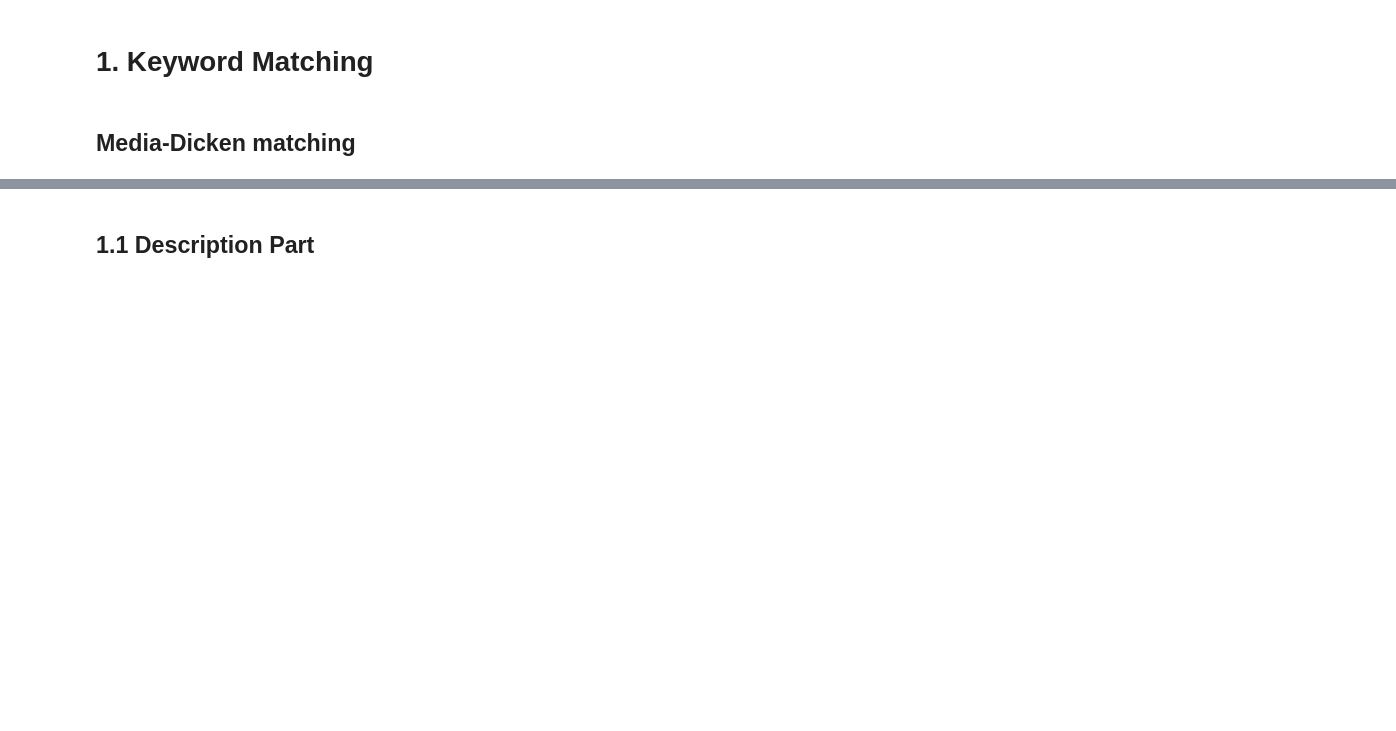
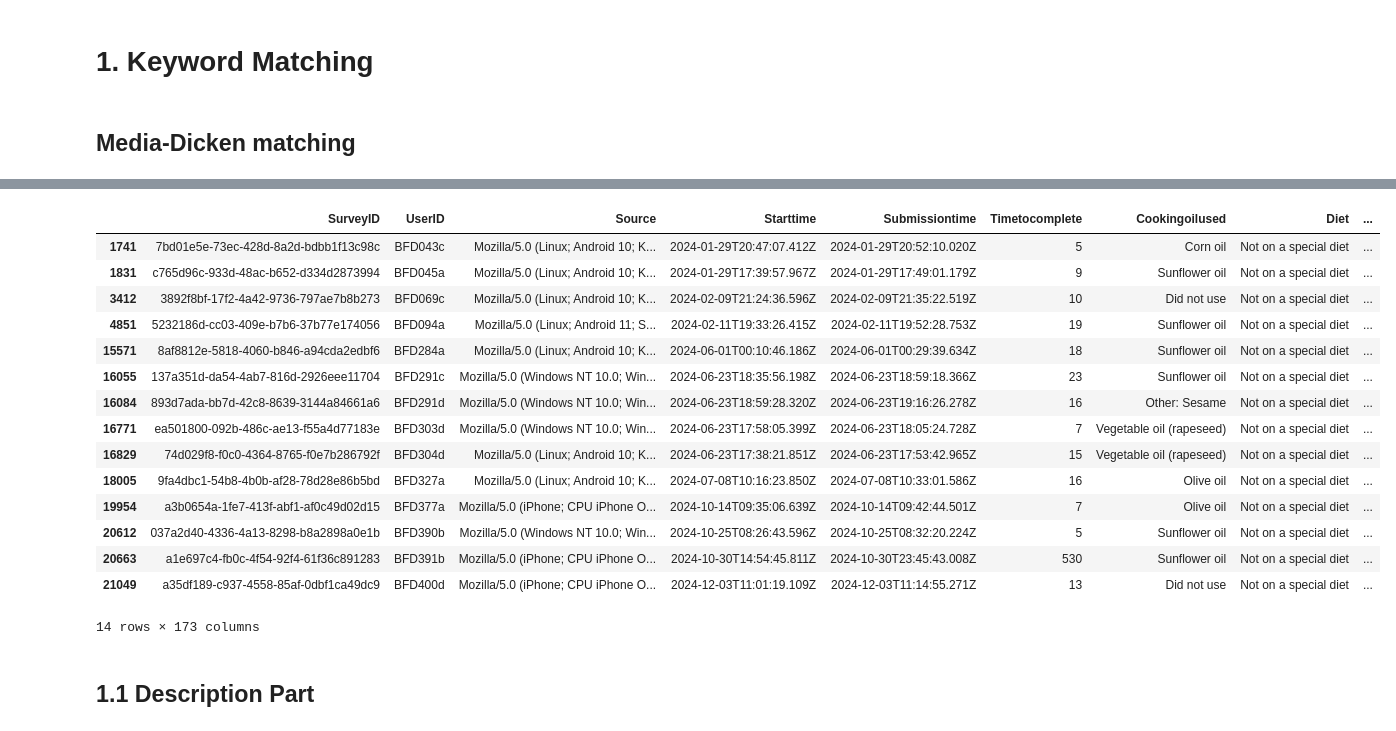
Before and after one commit to NINGTANG1124/UPF-HFI, a Jupyter notebook: notebooks/intake24_nova_matching.ipynb, the cells around one changed output, grey strips where cells are left out. Cells and saved outputs as stored; diff of their text form; code cells hidden in the pictures; blank space fills up the shorter version.

```diff
--- a/notebooks/intake24_nova_matching.ipynb
+++ b/notebooks/intake24_nova_matching.ipynb
@@ -189,3 +262,23 @@ def media_based_nova_classification(row):
+# %%
+# 举例：看看哪些食物被 "stir fry" 匹配到了（media 规则里归类为 NOVA 1）
+intake_df[intake_df["Descriptionen"].str.lower().str.contains("stir fry", na=False)]
+# %% [output]
+|  | SurveyID | UserID | Source | Starttime | Submissiontime | Timetocomplete | Cookingoilused | Diet | ... |
+| 1741 | 7bd01e5e-73ec-428d-8a2d-bdbb1f13c98c | BFD043c | Mozilla/5.0 (Linux; Android 10; K... | 2024-01-29T20:47:07.412Z | 2024-01-29T20:52:10.020Z | 5 | Corn oil | Not on a special diet | ... |
+| 1831 | c765d96c-933d-48ac-b652-d334d2873994 | BFD045a | Mozilla/5.0 (Linux; Android 10; K... | 2024-01-29T17:39:57.967Z | 2024-01-29T17:49:01.179Z | 9 | Sunflower oil | Not on a special diet | ... |
+| 3412 | 3892f8bf-17f2-4a42-9736-797ae7b8b273 | BFD069c | Mozilla/5.0 (Linux; Android 10; K... | 2024-02-09T21:24:36.596Z | 2024-02-09T21:35:22.519Z | 10 | Did not use | Not on a special diet | ... |
+| 4851 | 5232186d-cc03-409e-b7b6-37b77e174056 | BFD094a | Mozilla/5.0 (Linux; Android 11; S... | 2024-02-11T19:33:26.415Z | 2024-02-11T19:52:28.753Z | 19 | Sunflower oil | Not on a special diet | ... |
+| 15571 | 8af8812e-5818-4060-b846-a94cda2edbf6 | BFD284a | Mozilla/5.0 (Linux; Android 10; K... | 2024-06-01T00:10:46.186Z | 2024-06-01T00:29:39.634Z | 18 | Sunflower oil | Not on a special diet | ... |
+| 16055 | 137a351d-da54-4ab7-816d-2926eee11704 | BFD291c | Mozilla/5.0 (Windows NT 10.0; Win... | 2024-06-23T18:35:56.198Z | 2024-06-23T18:59:18.366Z | 23 | Sunflower oil | Not on a special diet | ... |
+| 16084 | 893d7ada-bb7d-42c8-8639-3144a84661a6 | BFD291d | Mozilla/5.0 (Windows NT 10.0; Win... | 2024-06-23T18:59:28.320Z | 2024-06-23T19:16:26.278Z | 16 | Other: Sesame | Not on a special diet | ... |
+| 16771 | ea501800-092b-486c-ae13-f55a4d77183e | BFD303d | Mozilla/5.0 (Windows NT 10.0; Win... | 2024-06-23T17:58:05.399Z | 2024-06-23T18:05:24.728Z | 7 | Vegetable oil (rapeseed) | Not on a special diet | ... |
+| 16829 | 74d029f8-f0c0-4364-8765-f0e7b286792f | BFD304d | Mozilla/5.0 (Linux; Android 10; K... | 2024-06-23T17:38:21.851Z | 2024-06-23T17:53:42.965Z | 15 | Vegetable oil (rapeseed) | Not on a special diet | ... |
+| 18005 | 9fa4dbc1-54b8-4b0b-af28-78d28e86b5bd | BFD327a | Mozilla/5.0 (Linux; Android 10; K... | 2024-07-08T10:16:23.850Z | 2024-07-08T10:33:01.586Z | 16 | Olive oil | Not on a special diet | ... |
+| 19954 | a3b0654a-1fe7-413f-abf1-af0c49d02d15 | BFD377a | Mozilla/5.0 (iPhone; CPU iPhone O... | 2024-10-14T09:35:06.639Z | 2024-10-14T09:42:44.501Z | 7 | Olive oil | Not on a special diet | ... |
+| 20612 | 037a2d40-4336-4a13-8298-b8a2898a0e1b | BFD390b | Mozilla/5.0 (Windows NT 10.0; Win... | 2024-10-25T08:26:43.596Z | 2024-10-25T08:32:20.224Z | 5 | Sunflower oil | Not on a special diet | ... |
+| 20663 | a1e697c4-fb0c-4f54-92f4-61f36c891283 | BFD391b | Mozilla/5.0 (iPhone; CPU iPhone O... | 2024-10-30T14:54:45.811Z | 2024-10-30T23:45:43.008Z | 530 | Sunflower oil | Not on a special diet | ... |
+| 21049 | a35df189-c937-4558-85af-0dbf1ca49dc9 | BFD400d | Mozilla/5.0 (iPhone; CPU iPhone O... | 2024-12-03T11:01:19.109Z | 2024-12-03T11:14:55.271Z | 13 | Did not use | Not on a special diet | ... |
+14 rows × 173 columns
 # %% [markdown]
 ## 1.1 Description Part
 # %%
```
Also changed, not shown: parts of 12 cells of this notebook.
